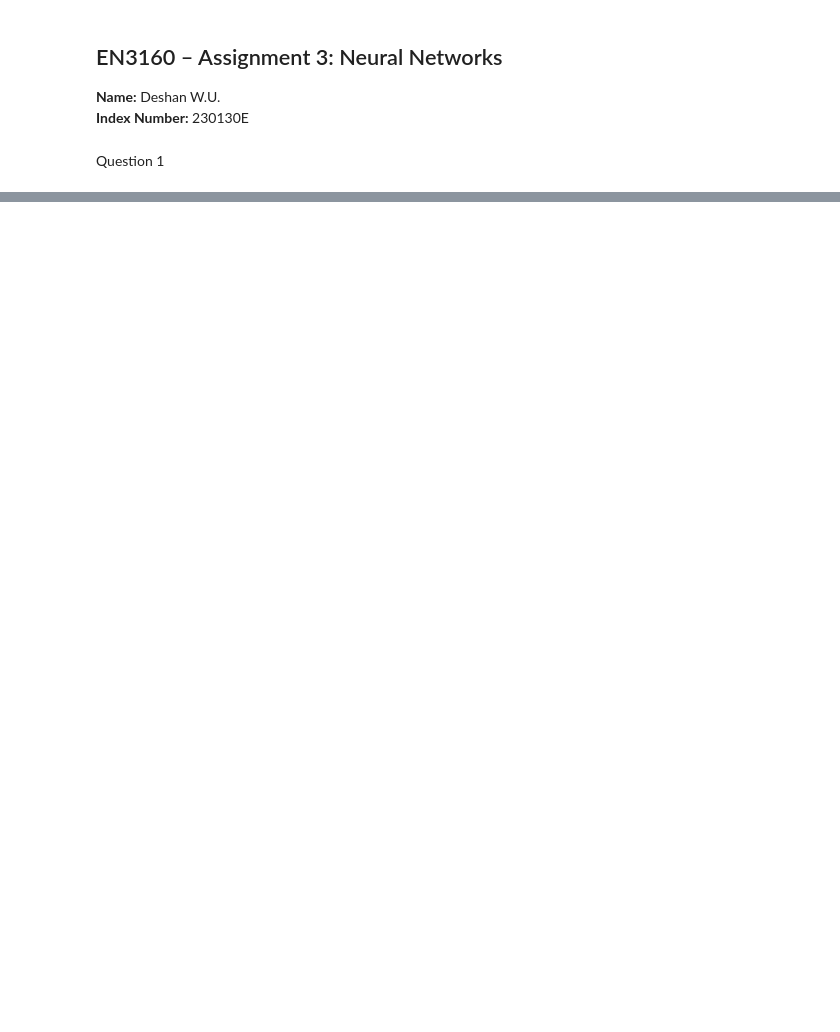
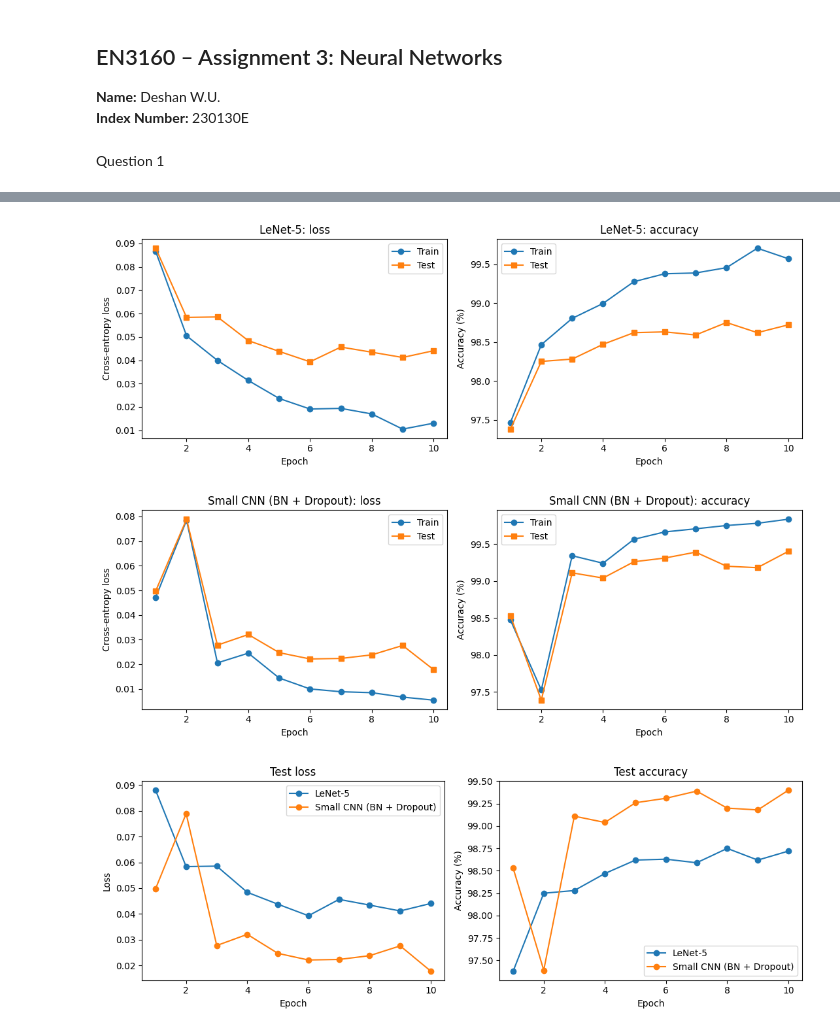
Before and after one commit to deshanudara144-ui/EN3160-Assignment-3, a Jupyter notebook: 230130E_a03.ipynb, the cells around one changed output, grey strips where cells are left out. Saved outputs shown, nothing was run; the diff lists cells and outputs as text; code cells hidden in the pictures; blank space fills up the shorter version.

```diff
--- a/230130E_a03.ipynb
+++ b/230130E_a03.ipynb
@@ -151,0 +412,79 @@ print(f"Test accuracy: {test_acc:.2f}%")
+# %%
+# Q2(c): Per-epoch accuracy/loss plots and test-set confusion matrices
+import torch
+import matplotlib.pyplot as plt
+
+results = {
+    'LeNet-5': torch.load('lenet5_results.pt'),
+    'Small CNN (BN + Dropout)': torch.load('smallcnn_results.pt'),
+}
+class_names = [str(i) for i in range(10)]
+
+# Per-epoch curves
+for name, res in results.items():
+    h = res['history']
+    epochs = range(1, len(h['train_loss']) + 1)
+
+    fig, ax = plt.subplots(1, 2, figsize=(11, 4))
+    ax[0].plot(epochs, h['train_loss'], marker='o', label='Train')
+    ax[0].plot(epochs, h['test_loss'], marker='s', label='Test')
+    ax[0].set_title(f'{name}: loss')
+    ax[0].set_xlabel('Epoch'); ax[0].set_ylabel('Cross-entropy loss'); ax[0].legend()
+
+    ax[1].plot(epochs, h['train_acc'], marker='o', label='Train')
+    ax[1].plot(epochs, h['test_acc'], marker='s', label='Test')
+    ax[1].set_title(f'{name}: accuracy')
+    ax[1].set_xlabel('Epoch'); ax[1].set_ylabel('Accuracy (%)'); ax[1].legend()
+
+    plt.tight_layout()
+    plt.show()
+
+#  Side-by-side comparison
+fig, ax = plt.subplots(1, 2, figsize=(11, 4))
+for name, res in results.items():
+    h = res['history']
+    epochs = range(1, len(h['test_loss']) + 1)
+    ax[0].plot(epochs, h['test_loss'], marker='o', label=name)
+    ax[1].plot(epochs, h['test_acc'], marker='o', label=name)
+ax[0].set_title('Test loss'); ax[0].set_xlabel('Epoch'); ax[0].set_ylabel('Loss'); ax[0].legend()
+ax[1].set_title('Test accuracy'); ax[1].set_xlabel('Epoch'); ax[1].set_ylabel('Accuracy (%)'); ax[1].legend()
+plt.tight_layout()
+plt.show()
+
+# Confusion matrices
+def confusion_matrix(preds, targets, num_classes=10):
+    cm = torch.zeros(num_classes, num_classes, dtype=torch.int64)
+    for t, p in zip(targets, preds):
+        cm[t, p] += 1
+    return cm
+
+for name, res in results.items():
+    cm = confusion_matrix(res['preds'], res['targets'])
+    acc = 100.0 * cm.diag().sum().item() / cm.sum().item()
+
+    fig, ax = plt.subplots(figsize=(7, 6))
+    im = ax.imshow(cm.numpy(), cmap='Blues')
+    ax.set_xticks(range(10)); ax.set_xticklabels(class_names)
+    ax.set_yticks(range(10)); ax.set_yticklabels(class_names)
+    ax.set_xlabel('Predicted label'); ax.set_ylabel('True label')
+    ax.set_title(f'{name}: confusion matrix (test acc {acc:.2f}%)')
+    thresh = cm.max().item() / 2
+    for i in range(10):
+        for j in range(10):
+            ax.text(j, i, int(cm[i, j]), ha='center', va='center', fontsize=8,
+                    color='white' if cm[i, j] > thresh else 'black')
+    fig.colorbar(im, ax=ax)
+    plt.tight_layout()
+    plt.show()
+
+    # Most confused pairs
+    off = cm.clone()
+    off.fill_diagonal_(0)
+    top = torch.topk(off.flatten(), 3)
+    print(f'{name}: most common mistakes')
+    for val, idx in zip(top.values, top.indices):
+        print(f'  true {idx.item() // 10} -> predicted {idx.item() % 10}: {val.item()} times')
+# %% [output]
+[figure, added]
+[figure, added]
+[figure, added]
```
Also changed, not shown: parts of 6 cells of this notebook.
